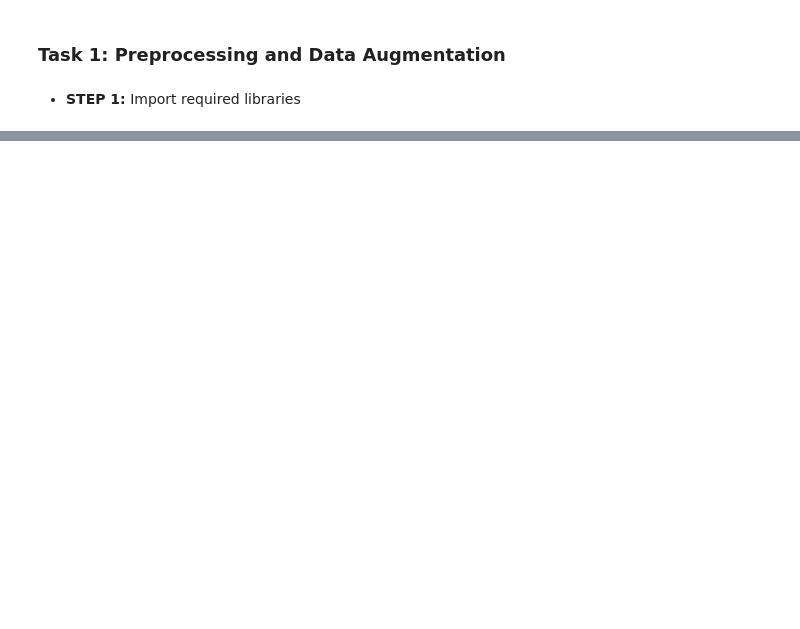
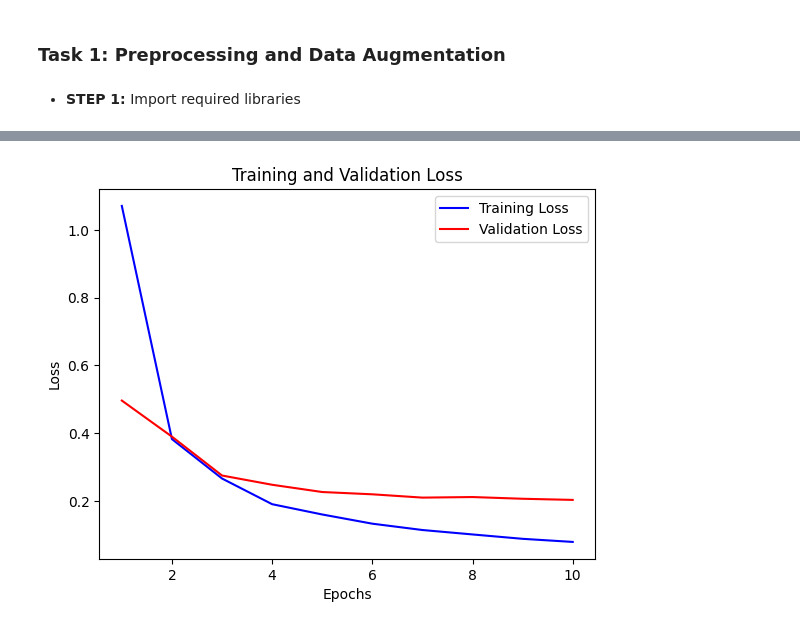
Before and after one commit to Rahafzsh/ComputerVisionTasks, a Jupyter notebook: Lab1/CVLab1.ipynb, the cells around one changed output, grey strips where cells are left out. Drawn from its saved outputs; the diff is of its cells as text; code cells hidden in the pictures; blank space fills up the shorter version.

```diff
--- a/Lab1/CVLab1.ipynb
+++ b/Lab1/CVLab1.ipynb
@@ -146,0 +110,28 @@ model.evaluate(test_dataset)
+# %%
+# Normalize pixel values
+X_train = X_train.astype('float32') / 255.0
+X_test = X_test.astype('float32') / 255.0
+
+# Split training data into train and validation sets
+X_train, X_val, y_train, y_val = train_test_split(X_train, y_train, test_size=0.2, random_state=42)
+# %%
+import tensorflow_hub as hub
+
+pretrained_layer = Sequential([
+    hub.KerasLayer("https://tfhub.dev/google/tf2-preview/mobilenet_v2/feature_vector/4" , input_shape = (224,224,3))
+])
+
+model = Sequential([
+    pretrained_layer ,
+    Dense(5,activation = 'softmax')
+])
+# %%
+# Model summary
+model.summary()
+
+# Compile the model
+model.compile(optimizer='adam', loss='sparse_categorical_crossentropy', metrics=['accuracy'])
+
+# Train the model
+checkpoint = ModelCheckpoint('flower_mobilenet_model.h5', monitor='val_loss', verbose=1, save_best_only=True, mode='min')
+history = model.fit(X_train, y_train, batch_size=BATCH_SIZE, epochs=EPOCHS, validation_data=(X_val, y_val), callbacks=[checkpoint])
@@ -146,0 +161,18 @@ model.evaluate(test_dataset)
+# %%
+# Extract training and validation loss from history
+train_loss = history.history['loss']
+val_loss = history.history['val_loss']
+
+# Plotting training and validation loss
+epochs = range(1, len(train_loss) + 1)
+
+plt.plot(epochs, train_loss, 'b-', label='Training Loss')  # Change 'bo' to 'b-'
+plt.plot(epochs, val_loss, 'r', label='Validation Loss')
+plt.title('Training and Validation Loss')
+plt.xlabel('Epochs')
+plt.ylabel('Loss')
+plt.legend()
+
+plt.show()
+# %% [output]
+[figure, added]
```
Also changed, not shown: parts of 38 cells of this notebook.
